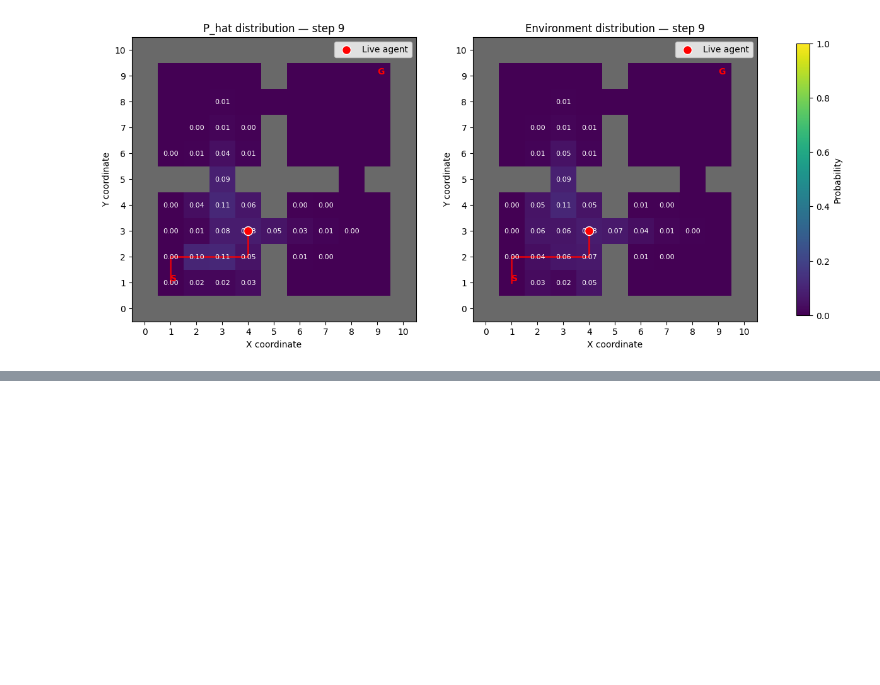
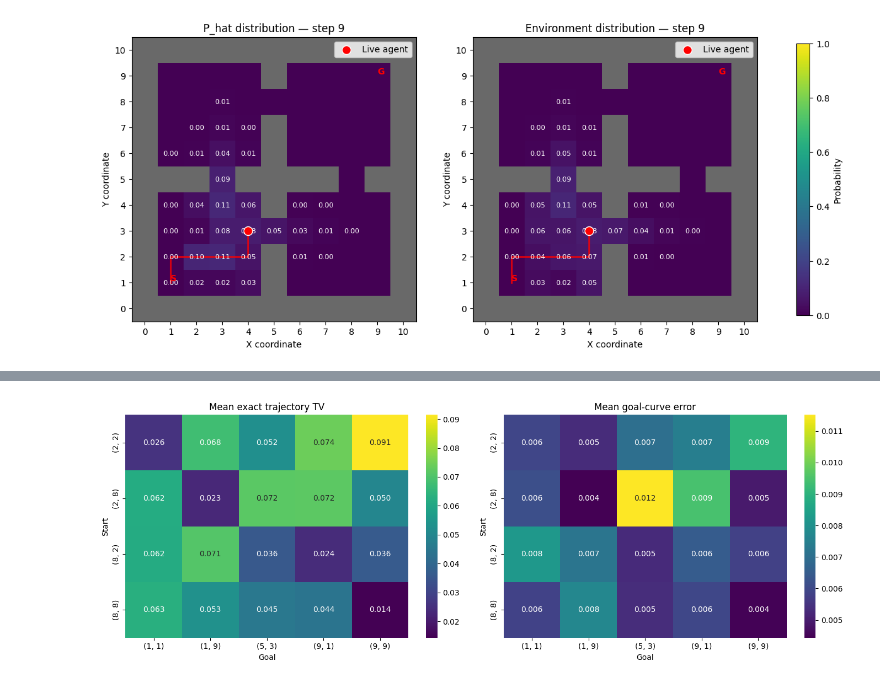
Before and after one commit to MickWPM/ai-thesis, a Jupyter notebook: Notebooks/Phase_1.ipynb, the cells around one changed output, grey strips where cells are left out. Cells and saved outputs as stored; diff of their text form; code cells hidden in the pictures; blank space fills up the shorter version.

```diff
--- a/Notebooks/Phase_1.ipynb
+++ b/Notebooks/Phase_1.ipynb
@@ -102,0 +268,57 @@ for s in visualised_steps:
+# %%
+#Gemini supported function for full visualisation, manually verified
+import seaborn as sns
+import matplotlib.pyplot as plt
+
+task_means_df = (
+    phase1_task_seed_summary_df
+    .groupby(
+        ["start", "goal"],
+        as_index=False,
+    )[[
+        "mean trajectory TV",
+        "goal-curve MAE",
+    ]]
+    .mean()
+)
+
+fig, axes = plt.subplots(
+    1,
+    2,
+    figsize=(14, 5),
+)
+
+for ax, metric, title in [
+    (
+        axes[0],
+        "mean trajectory TV",
+        "Mean exact trajectory TV",
+    ),
+    (
+        axes[1],
+        "goal-curve MAE",
+        "Mean goal-curve error",
+    ),
+]:
+    matrix = task_means_df.pivot(
+        index="start",
+        columns="goal",
+        values=metric,
+    )
+
+    sns.heatmap(
+        matrix,
+        annot=True,
+        fmt=".3f",
+        cmap="viridis",
+        ax=ax,
+    )
+
+    ax.set_title(title)
+    ax.set_xlabel("Goal")
+    ax.set_ylabel("Start")
+
+plt.tight_layout()
+plt.show()
+# %% [output]
+[figure, added]
```
Also changed, not shown: parts of 23 cells of this notebook, 3 other files.
